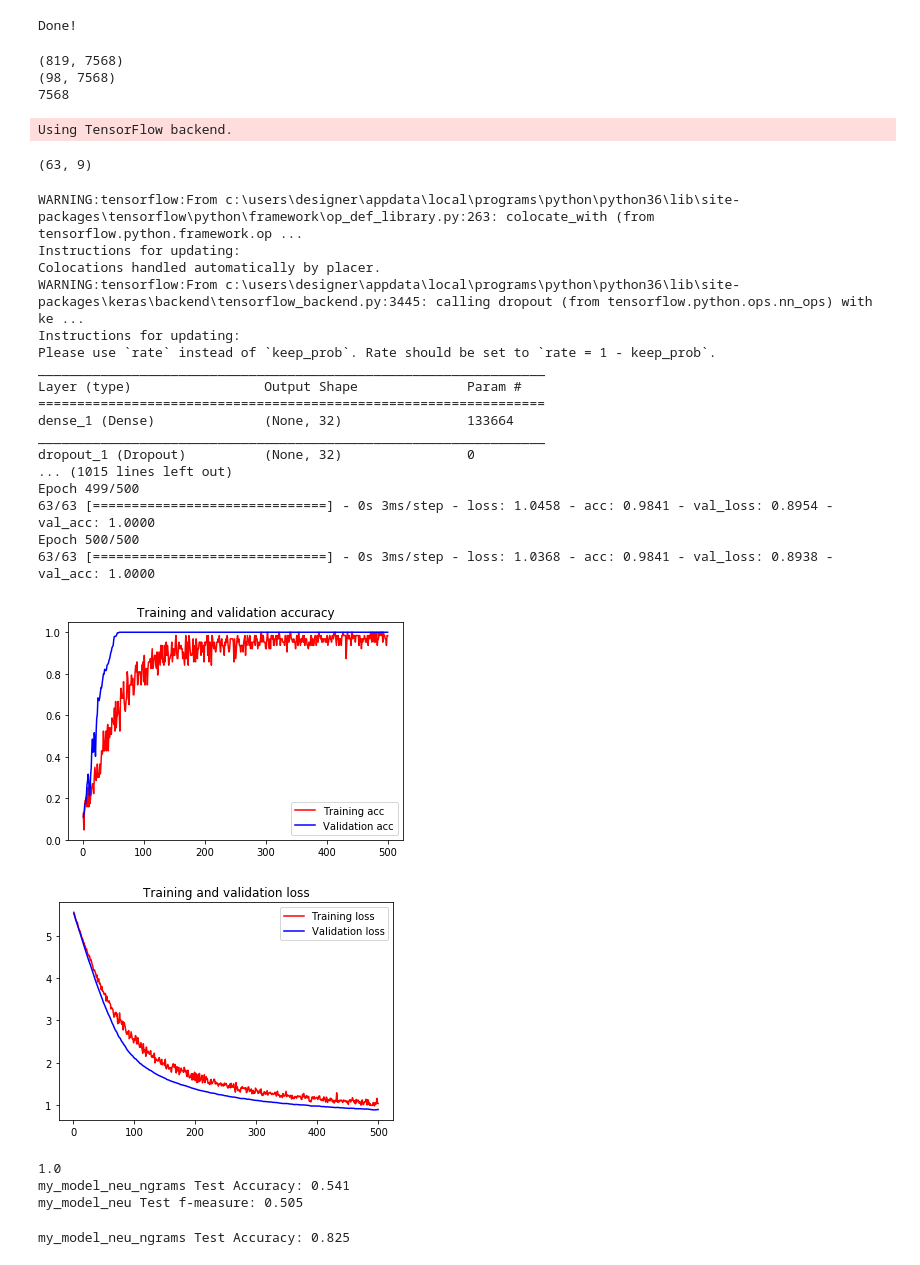
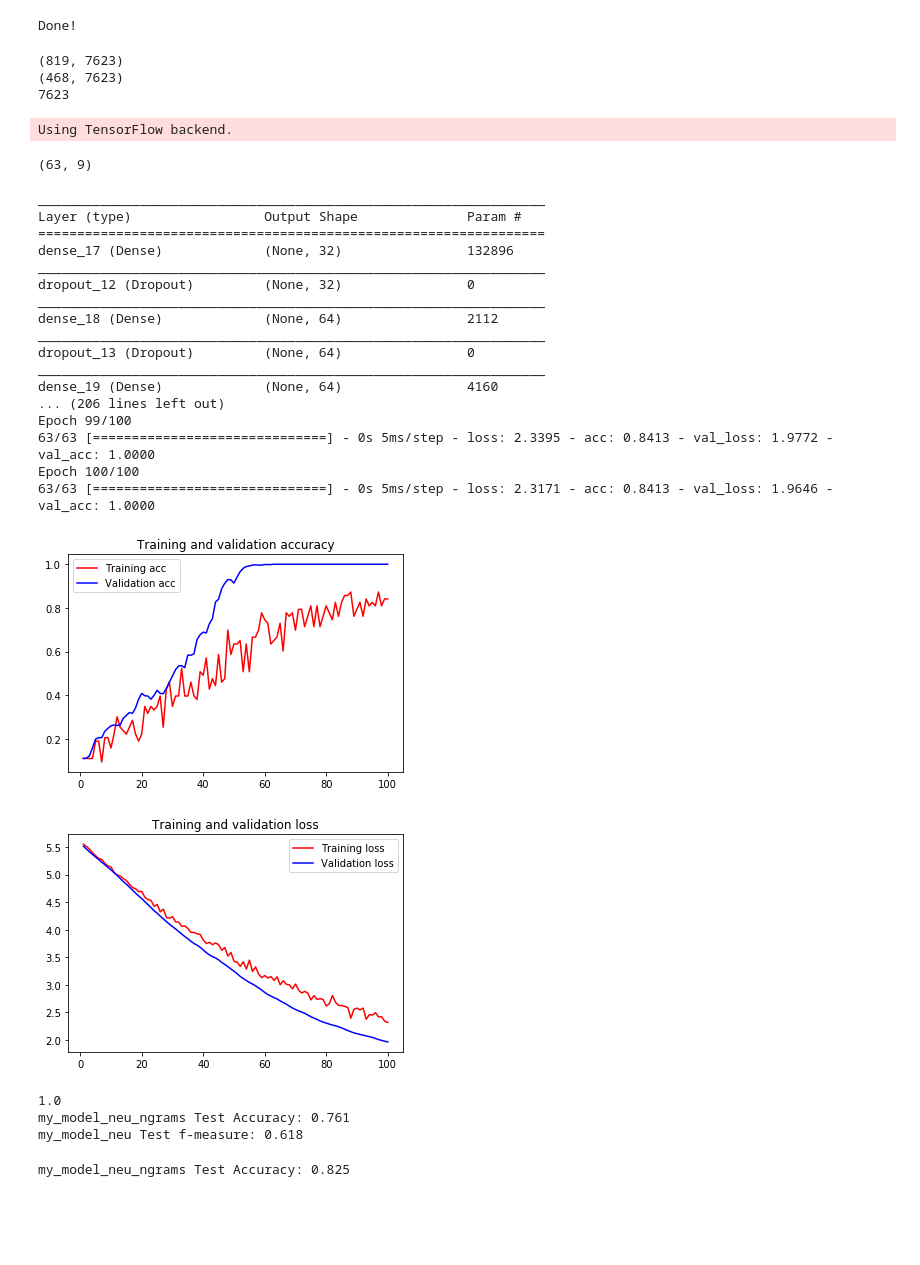
Before and after one commit to ErfanThinker/PAN19, a Jupyter notebook: my_solution.ipynb, the cells around one changed output. Saved outputs shown, nothing was run; the diff lists cells and outputs as text; code cells hidden in the pictures; blank space fills up the shorter version.

```diff
--- a/my_solution.ipynb
+++ b/my_solution.ipynb
@@ -31,8 +31,8 @@ Reading general data of the problems, done!
 # Reading problem 1
 # %%
 
-problem = problems[1]
-index = 1
+problem = problems[0]
+index = 0
 
 # used for n_gram extraction and word indexing, a threshold which prevent words appearing lower than this value to be counted in calculations
 tf = 5
@@ -63,6 +63,10 @@ class_size = int(initial_train_size / len(set(train_labels)))
 
 index_2_label_dict = {i: l for i, l in enumerate(set(train_labels))}
 label_2_index_dict = {l: i for i, l in enumerate(set(train_labels))}
+
+label_2_index_dict[u'<UNK>'] = len(index_2_label_dict.keys())
+index_2_label_dict[len(index_2_label_dict.keys())] = u'<UNK>'
+
 train_labels = [label_2_index_dict[v] for v in train_labels]
 w2d = Word2Dim(lang= language[index])
 train_tokenized_with_pos, train_tokenized_indexed = w2d.fit_transform_texts(train_texts, train_labels, tf= tf)
@@ -81,9 +85,9 @@ test_docs = read_files(dataset_path + os.sep + problem, unk_folder, gt)
 test_texts = [text for i, (text, label) in enumerate(test_docs)]
 test_labels = [label for i, (text, label) in enumerate(test_docs)]
 
-# Filter validation to known authors
-test_texts = [text for i, (text, label) in enumerate(test_docs) if label in label_2_index_dict.keys()]
-test_labels = [label for i, (text, label) in enumerate(test_docs) if label in label_2_index_dict.keys()]
+# # Filter validation to known authors
+# test_texts = [text for i, (text, label) in enumerate(test_docs) if label in label_2_index_dict.keys()]
+# test_labels = [label for i, (text, label) in enumerate(test_docs) if label in label_2_index_dict.keys()]
 
 test_labels = [label_2_index_dict[v] for v in test_labels]
 
@@ -130,9 +134,9 @@ print(scaled_train_data_words.shape)
 print(scaled_test_data_words.shape)
 print(len(w2d.word_index))
 # %% [output]
-(819, 7568)
-(98, 7568)
-7568
+(819, 7623)
+(468, 7623)
+7623
 # %%
 from numpy.random import seed
 seed(1)
@@ -298,7 +302,7 @@ neu_ng.compile(optimizer=optimizers.Adam(lr=1e-4),
 neu_ng.summary()
 history = neu_ng.fit(X_scaled_train_data_ngrams, y_train,
                     validation_data=(X_scaled_val_data_ngrams, y_val),
-                    epochs=500,
+                    epochs=100,
                     batch_size=class_size,
                     callbacks=callbacks_list_neu_ngrams,
                     verbose= 1
@@ -311,51 +315,51 @@ val_loss = history.history['val_loss']
 epochs = range(1, len(acc) + 1)
 
 plt.plot(epochs, acc, 'r', label='Training acc')
 plt.plot(epochs, val_acc, 'b', label='Validation acc')
 plt.title('Training and validation accuracy')
 plt.legend()
 
 plt.figure()
 
 plt.plot(epochs, loss, 'r', label='Training loss')
 plt.plot(epochs, val_loss, 'b', label='Validation loss')
 plt.title('Training and validation loss')
 plt.legend()
 
 plt.show()
 print(max(val_acc))
 l_model = load_model('my_model_neu_ngrams.h5')
 yhat = l_model.predict(scaled_test_data_ngrams)
 yhat = argmax(yhat, axis=1)
 acc = accuracy_score(test_labels, yhat)
 print('my_model_neu_ngrams Test Accuracy: %.3f' % acc)
 
 f_measure = f1_score(test_labels, yhat, average='macro')
 
 print('my_model_neu Test f-measure: %.3f' % f_measure)
 # %% [output]
-WARNING:tensorflow:From c:\users\designer\appdata\local\programs\python\python36\lib\site-packages\tensorflow\python\framework\op_def_library.py:263: colocate_with (from tensorflow.python.framework.op ...
-Instructions for updating:
-Colocations handled automatically by placer.
-WARNING:tensorflow:From c:\users\designer\appdata\local\programs\python\python36\lib\site-packages\keras\backend\tensorflow_backend.py:3445: calling dropout (from tensorflow.python.ops.nn_ops) with ke ...
-Instructions for updating:
-Please use `rate` instead of `keep_prob`. Rate should be set to `rate = 1 - keep_prob`.
 _________________________________________________________________
 Layer (type)                 Output Shape              Param #
 =================================================================
-dense_1 (Dense)              (None, 32)                133664
+dense_17 (Dense)             (None, 32)                132896
 _________________________________________________________________
-dropout_1 (Dropout)          (None, 32)                0
-... (1015 lines left out)
-Epoch 499/500
-63/63 [==============================] - 0s 3ms/step - loss: 1.0458 - acc: 0.9841 - val_loss: 0.8954 - val_acc: 1.0000
-Epoch 500/500
-63/63 [==============================] - 0s 3ms/step - loss: 1.0368 - acc: 0.9841 - val_loss: 0.8938 - val_acc: 1.0000
+dropout_12 (Dropout)         (None, 32)                0
+_________________________________________________________________
+dense_18 (Dense)             (None, 64)                2112
+_________________________________________________________________
+dropout_13 (Dropout)         (None, 64)                0
+_________________________________________________________________
+dense_19 (Dense)             (None, 64)                4160
+... (206 lines left out)
+Epoch 99/100
+63/63 [==============================] - 0s 5ms/step - loss: 2.3395 - acc: 0.8413 - val_loss: 1.9772 - val_acc: 1.0000
+Epoch 100/100
+63/63 [==============================] - 0s 5ms/step - loss: 2.3171 - acc: 0.8413 - val_loss: 1.9646 - val_acc: 1.0000
-[figure, old version]
+[figure, new version]
-[figure, old version]
+[figure, new version]
 1.0
-my_model_neu_ngrams Test Accuracy: 0.541
-my_model_neu Test f-measure: 0.505
+my_model_neu_ngrams Test Accuracy: 0.761
+my_model_neu Test f-measure: 0.618
 # %%
 l_model = load_model('my_model_neu_ngrams.h5')
 yhat = l_model.predict(scaled_test_data_ngrams)
```
Also changed, not shown: parts of 12 cells of this notebook, 6 other files.
